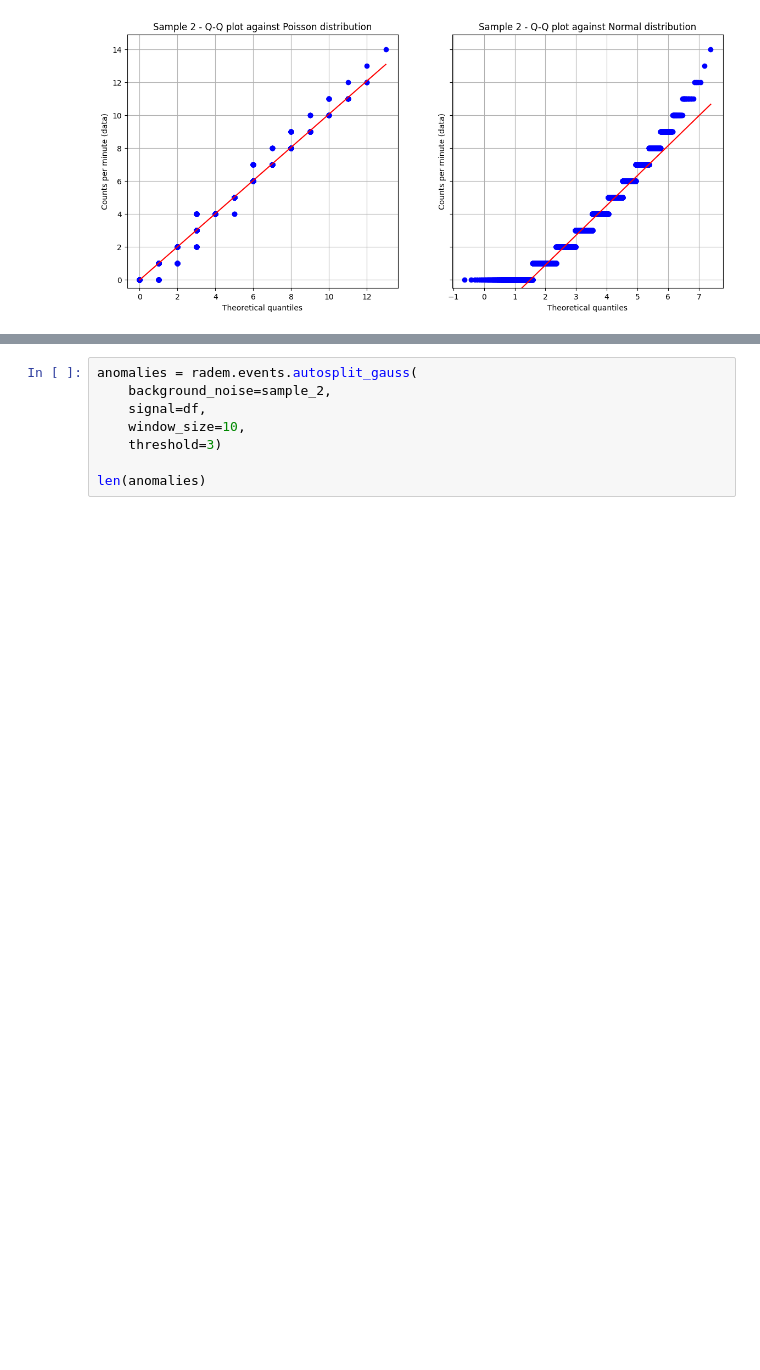
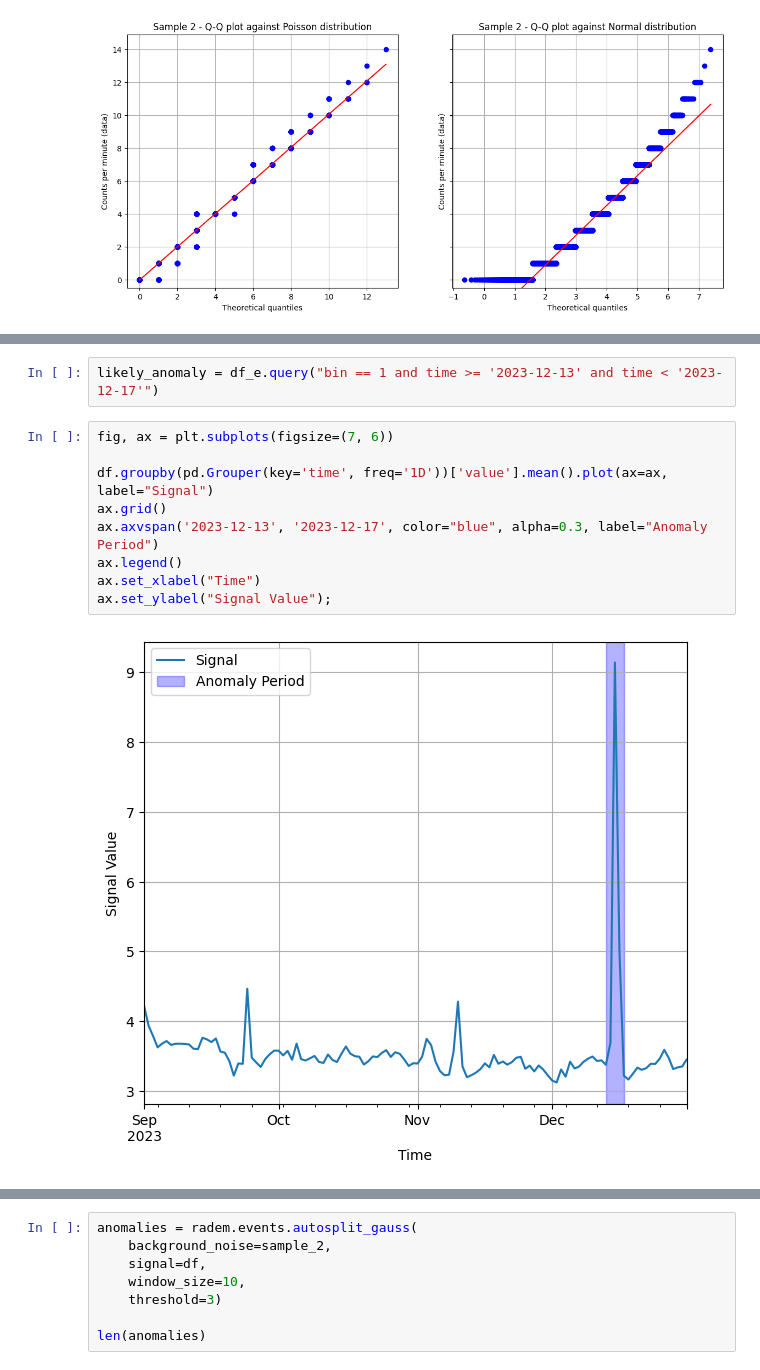
Before and after one commit to AGHRADEM/radem, a Jupyter notebook: src/radem/examples/total_gcr_dose.ipynb, the cells around one changed output, grey strips where cells are left out. Cells and saved outputs as stored; diff of their text form; blank space fills up the shorter version.

Commit message:
Changed z-score methods to mask anomalies and changed showcase visualisations

```diff
--- a/src/radem/examples/total_gcr_dose.ipynb
+++ b/src/radem/examples/total_gcr_dose.ipynb
@@ -151,0 +148,13 @@ We can use the `background` module in the `radem` library to do just that.
+# %%
+likely_anomaly = df_e.query("bin == 1 and time >= '2023-12-13' and time < '2023-12-17'")
+# %%
+fig, ax = plt.subplots(figsize=(7, 6))
+
+df.groupby(pd.Grouper(key='time', freq='1D'))['value'].mean().plot(ax=ax, label="Signal")
+ax.grid()
+ax.axvspan('2023-12-13', '2023-12-17', color="blue", alpha=0.3, label="Anomaly Period")
+ax.legend()
+ax.set_xlabel("Time")
+ax.set_ylabel("Signal Value");
+# %% [output]
+[figure, added]
```
Also changed, not shown: parts of 13 cells of this notebook, 2 other files.
